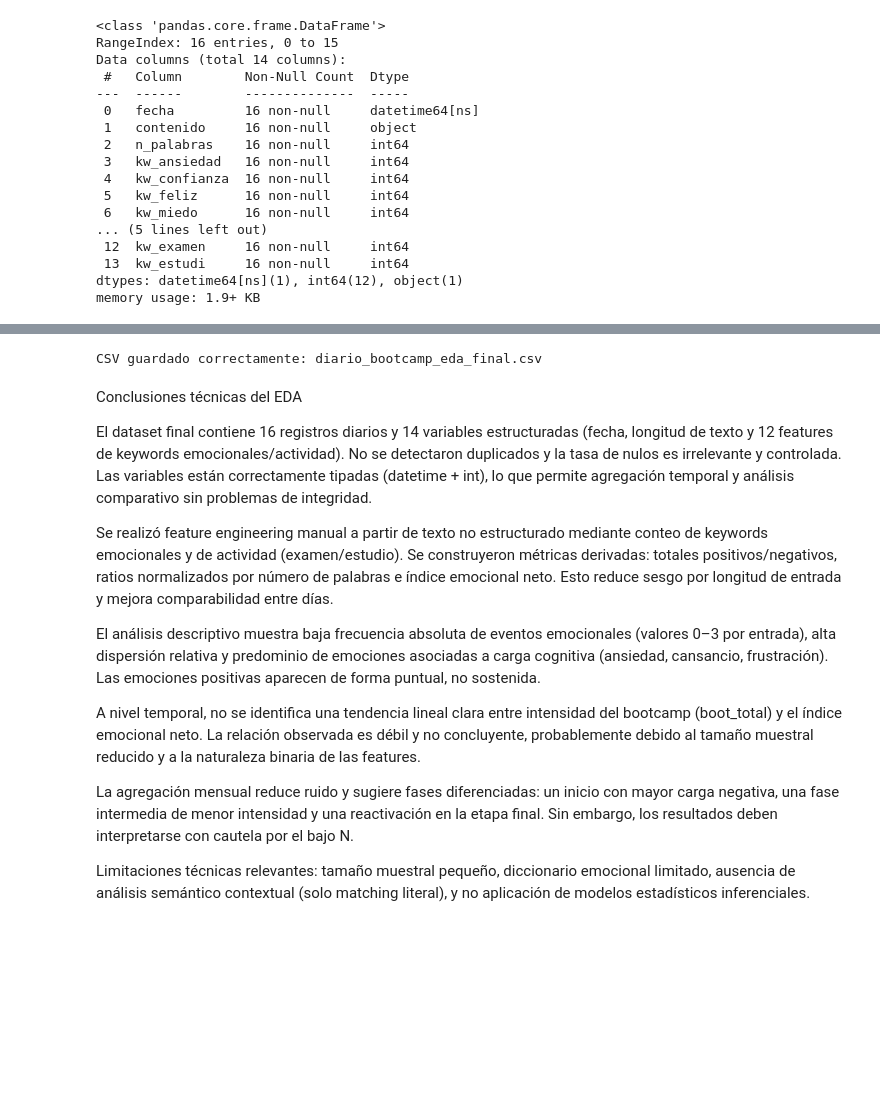
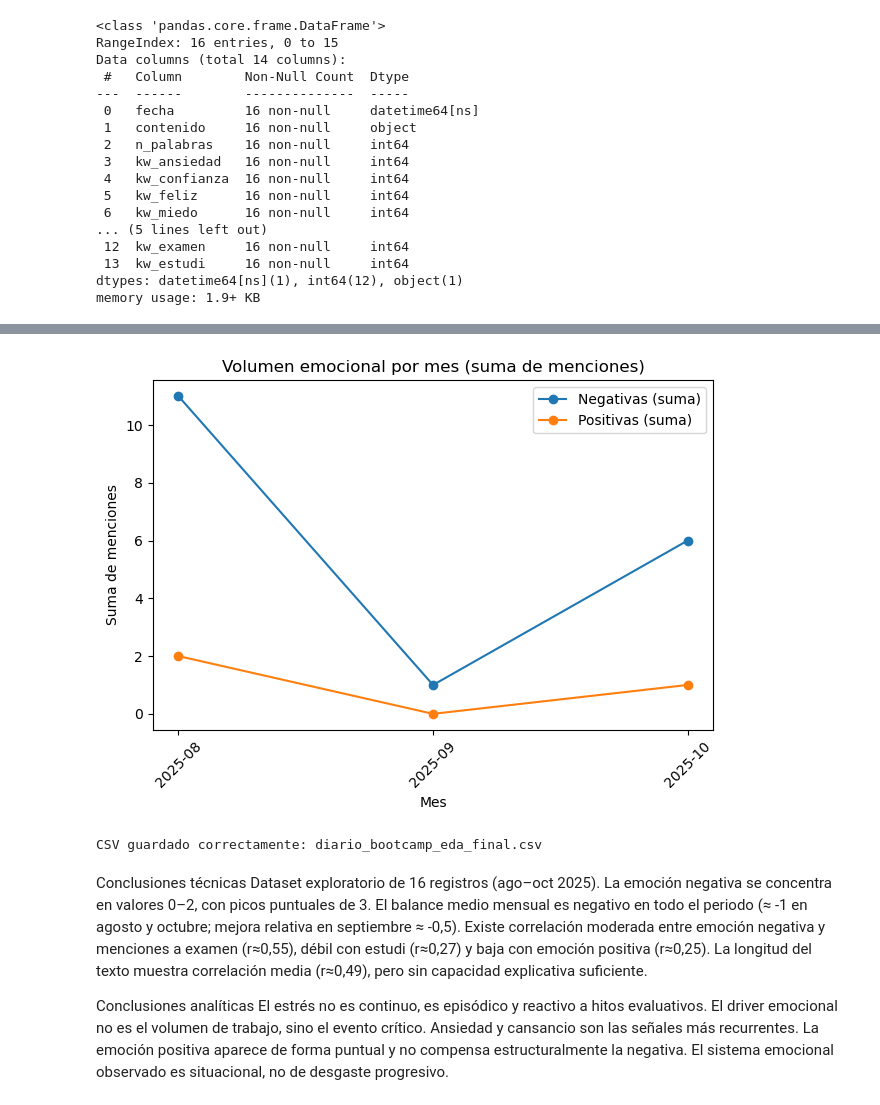
Before and after one commit to ela-art/Text-Analytics-aplicado-a-aprendizaje-intensivo, a Jupyter notebook: EDA_diario_bootcamp.ipynb, the cells around one changed output, grey strips where cells are left out. Saved outputs shown, nothing was run; the diff lists cells and outputs as text; code cells hidden in the pictures; blank space fills up the shorter version.

```diff
--- a/EDA_diario_bootcamp.ipynb
+++ b/EDA_diario_bootcamp.ipynb
@@ -353,3 +525,24 @@ kw_agotad         0.0
+# %%
+# Asegura fechas y mes
+df["fecha"] = pd.to_datetime(df["fecha"])
+df = df.sort_values("fecha").copy()
+df["mes"] = df["fecha"].dt.to_period("M")
+
+# VOLÚMEN (suma total de menciones por mes)
+vol = df.groupby("mes")[["emocion_negativa","emocion_positiva"]].sum().reset_index()
+
+plt.figure()
+plt.plot(vol["mes"].astype(str), vol["emocion_negativa"], marker="o", label="Negativas (suma)")
+plt.plot(vol["mes"].astype(str), vol["emocion_positiva"], marker="o", label="Positivas (suma)")
+plt.xticks(rotation=45)
+plt.title("Volumen emocional por mes (suma de menciones)")
+plt.xlabel("Mes")
+plt.ylabel("Suma de menciones")
+plt.legend()
+plt.tight_layout()
+plt.show()
+# %% [output]
+[figure, added]
 # %%
 # Guardar dataset final del EDA
 df.to_csv("diario_bootcamp_eda_final.csv", index=False, encoding="utf-8")
@@ -357,17 +550,9 @@ df.to_csv("diario_bootcamp_eda_final.csv", index=False, encoding="utf-8")
 print("CSV guardado correctamente: diario_bootcamp_eda_final.csv")
 # %% [output]
 CSV guardado correctamente: diario_bootcamp_eda_final.csv
-# %% [markdown]
-Conclusiones técnicas del EDA
-
-El dataset final contiene 16 registros diarios y 14 variables estructuradas (fecha, longitud de texto y 12 features de keywords emocionales/actividad). No se detectaron duplicados y la tasa de nulos es irrelevante y controlada. Las variables están correctamente tipadas (datetime + int), lo que permite agregación temporal y análisis comparativo sin problemas de integridad.
-
-Se realizó feature engineering manual a partir de texto no estructurado mediante conteo de keywords emocionales y de actividad (examen/estudio). Se construyeron métricas derivadas: totales positivos/negativos, ratios normalizados por número de palabras e índice emocional neto. Esto reduce sesgo por longitud de entrada y mejora comparabilidad entre días.
-
-El análisis descriptivo muestra baja frecuencia absoluta de eventos emocionales (valores 0–3 por entrada), alta dispersión relativa y predominio de emociones asociadas a carga cognitiva (ansiedad, cansancio, frustración). Las emociones positivas aparecen de forma puntual, no sostenida.
-
-A nivel temporal, no se identifica una tendencia lineal clara entre intensidad del bootcamp (boot_total) y el índice emocional neto. La relación observada es débil y no concluyente, probablemente debido al tamaño muestral reducido y a la naturaleza binaria de las features.
-
-La agregación mensual reduce ruido y sugiere fases diferenciadas: un inicio con mayor carga negativa, una fase intermedia de menor intensidad y una reactivación en la etapa final. Sin embargo, los resultados deben interpretarse con cautela por el bajo N.
-
-Limitaciones técnicas relevantes: tamaño muestral pequeño, diccionario emocional limitado, ausencia de análisis semántico contextual (solo matching literal), y no aplicación de modelos estadísticos inferenciales.
+# %% [markdown]
+Conclusiones técnicas
+Dataset exploratorio de 16 registros (ago–oct 2025). La emoción negativa se concentra en valores 0–2, con picos puntuales de 3. El balance medio mensual es negativo en todo el periodo (≈ -1 en agosto y octubre; mejora relativa en septiembre ≈ -0,5). Existe correlación moderada entre emoción negativa y menciones a examen (r≈0,55), débil con estudi (r≈0,27) y baja con emoción positiva (r≈0,25). La longitud del texto muestra correlación media (r≈0,49), pero sin capacidad explicativa suficiente.
+
+Conclusiones analíticas
+El estrés no es continuo, es episódico y reactivo a hitos evaluativos. El driver emocional no es el volumen de trabajo, sino el evento crítico. Ansiedad y cansancio son las señales más recurrentes. La emoción positiva aparece de forma puntual y no compensa estructuralmente la negativa. El sistema emocional observado es situacional, no de desgaste progresivo.
```
Also changed, not shown: parts of 5 cells of this notebook, 17 other files.
